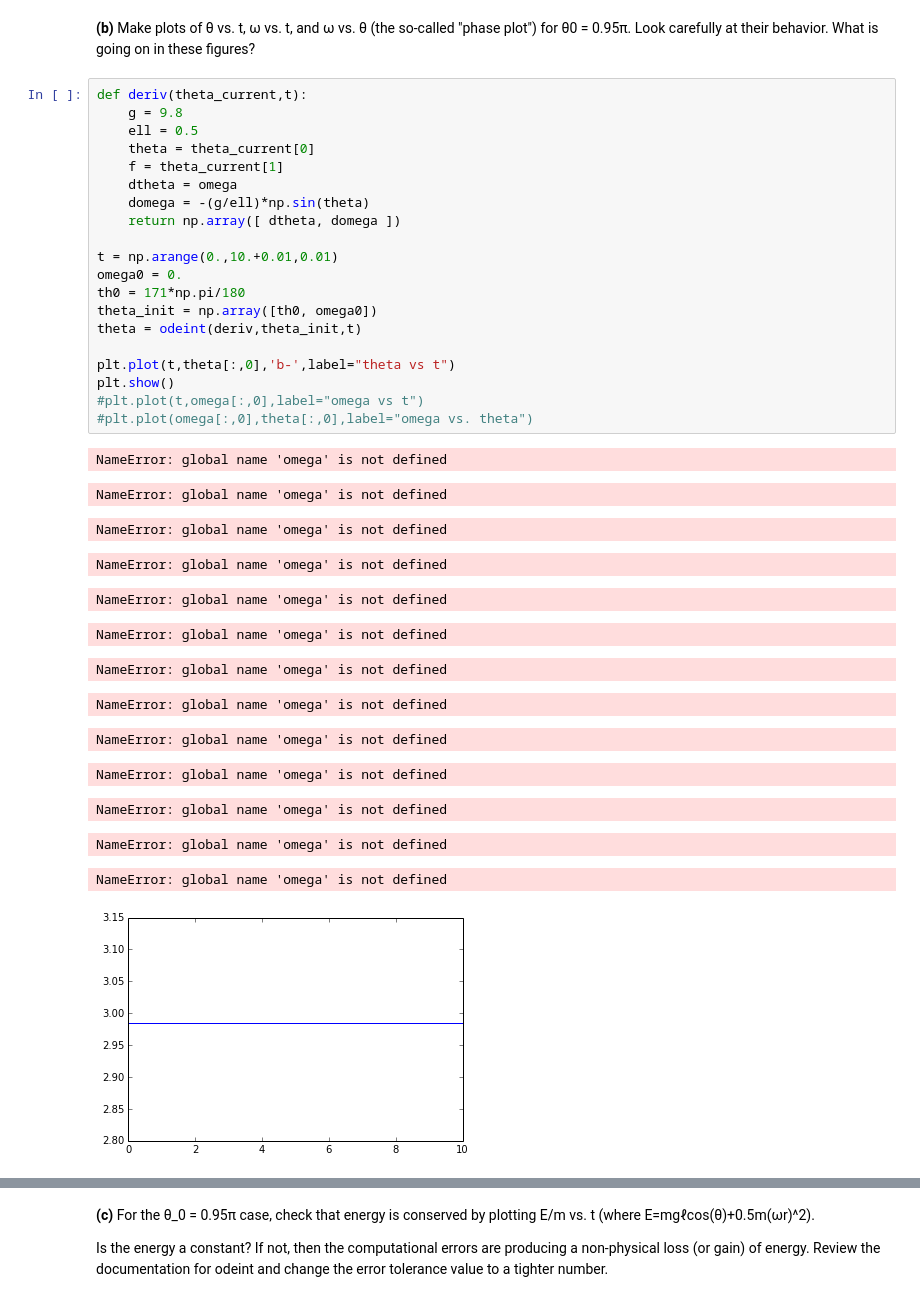
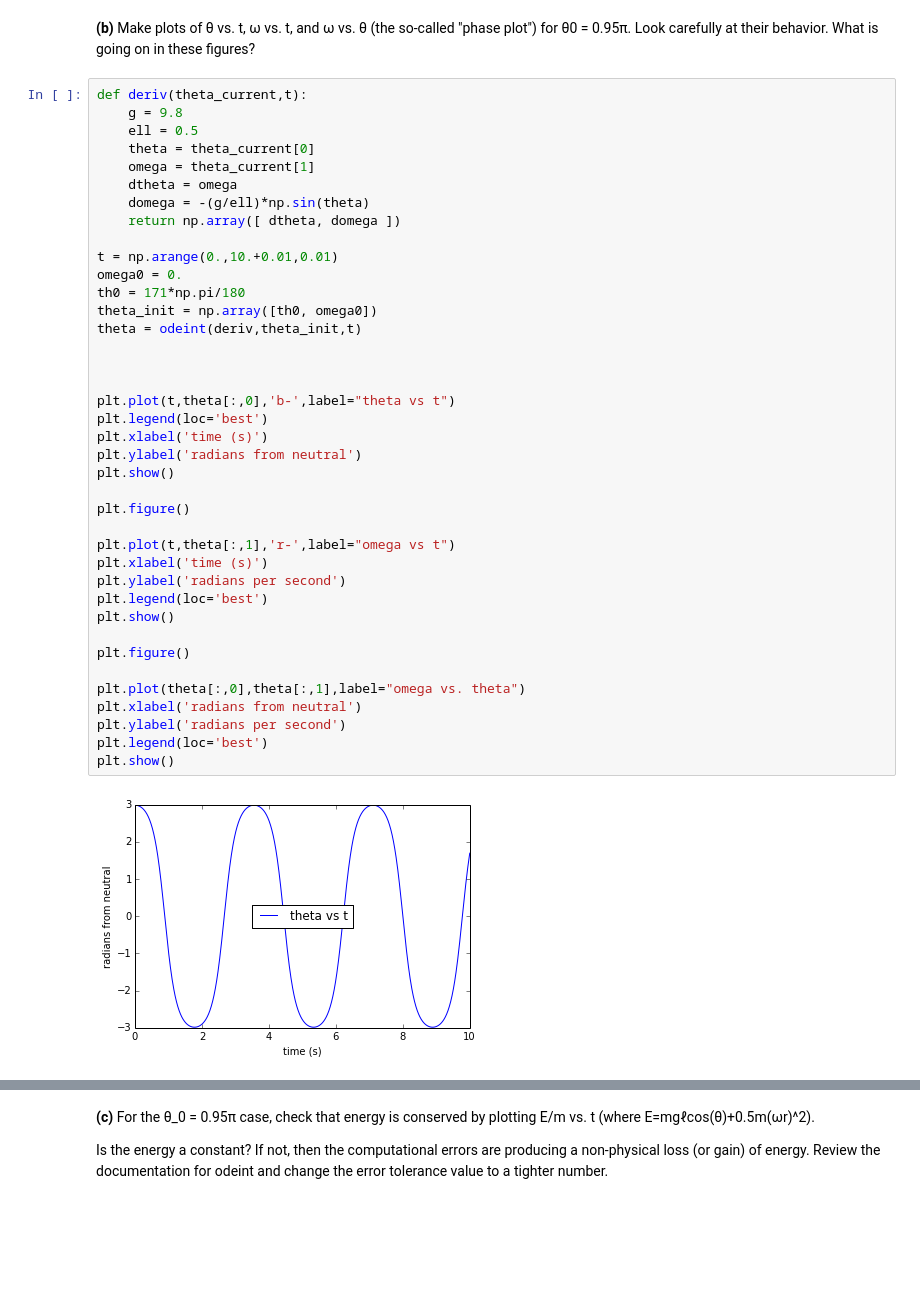
Before and after one commit to slewis06/PHYS202-S14, a Jupyter notebook: SciPy/ODEExercises.ipynb, the cells around one changed output, grey strips where cells are left out. Cells and saved outputs as stored; diff of their text form; blank space fills up the shorter version.

```diff
--- a/SciPy/ODEExercises.ipynb
+++ b/SciPy/ODEExercises.ipynb
@@ -62,35 +62,41 @@ plt.show()
 # %%
 def deriv(theta_current,t):
     g = 9.8
     ell = 0.5
     theta = theta_current[0]
-    f = theta_current[1]
+    omega = theta_current[1]
     dtheta = omega
     domega = -(g/ell)*np.sin(theta)
     return np.array([ dtheta, domega ])
 
 t = np.arange(0.,10.+0.01,0.01)
 omega0 = 0.
 th0 = 171*np.pi/180
 theta_init = np.array([th0, omega0])
 theta = odeint(deriv,theta_init,t)
 
+
+
 plt.plot(t,theta[:,0],'b-',label="theta vs t")
+plt.legend(loc='best')
+plt.xlabel('time (s)')
+plt.ylabel('radians from neutral')
 plt.show()
-#plt.plot(t,omega[:,0],label="omega vs t")
-#plt.plot(omega[:,0],theta[:,0],label="omega vs. theta")
+
+plt.figure()
+
+plt.plot(t,theta[:,1],'r-',label="omega vs t")
+plt.xlabel('time (s)')
+plt.ylabel('radians per second')
+plt.legend(loc='best')
+plt.show()
+
+plt.figure()
+
+plt.plot(theta[:,0],theta[:,1],label="omega vs. theta")
+plt.xlabel('radians from neutral')
+plt.ylabel('radians per second')
+plt.legend(loc='best')
+plt.show()
 # %% [output]
-NameError: global name 'omega' is not defined
-NameError: global name 'omega' is not defined
-NameError: global name 'omega' is not defined
-NameError: global name 'omega' is not defined
-NameError: global name 'omega' is not defined
-NameError: global name 'omega' is not defined
-NameError: global name 'omega' is not defined
-NameError: global name 'omega' is not defined
-NameError: global name 'omega' is not defined
-NameError: global name 'omega' is not defined
-NameError: global name 'omega' is not defined
-NameError: global name 'omega' is not defined
-NameError: global name 'omega' is not defined
-[figure, old version]
+[figure, new version]
```
Also changed, not shown: parts of 5 cells of this notebook, 2 other files.
